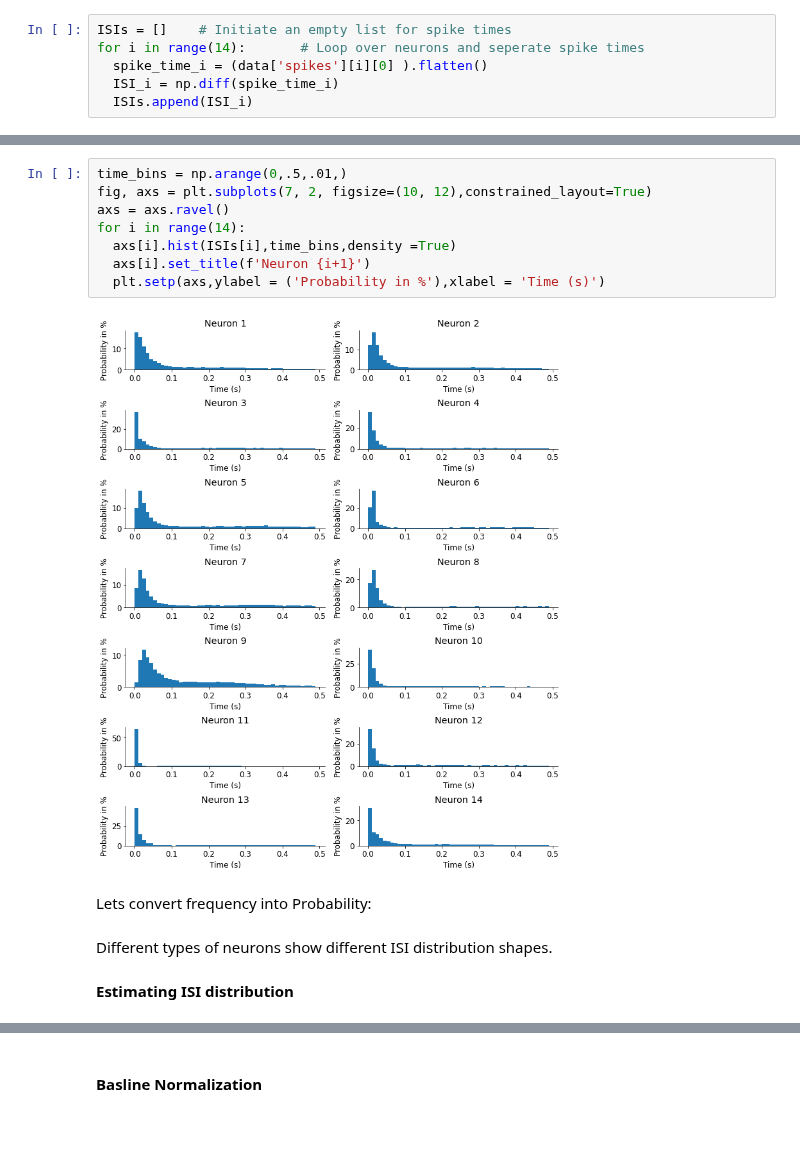
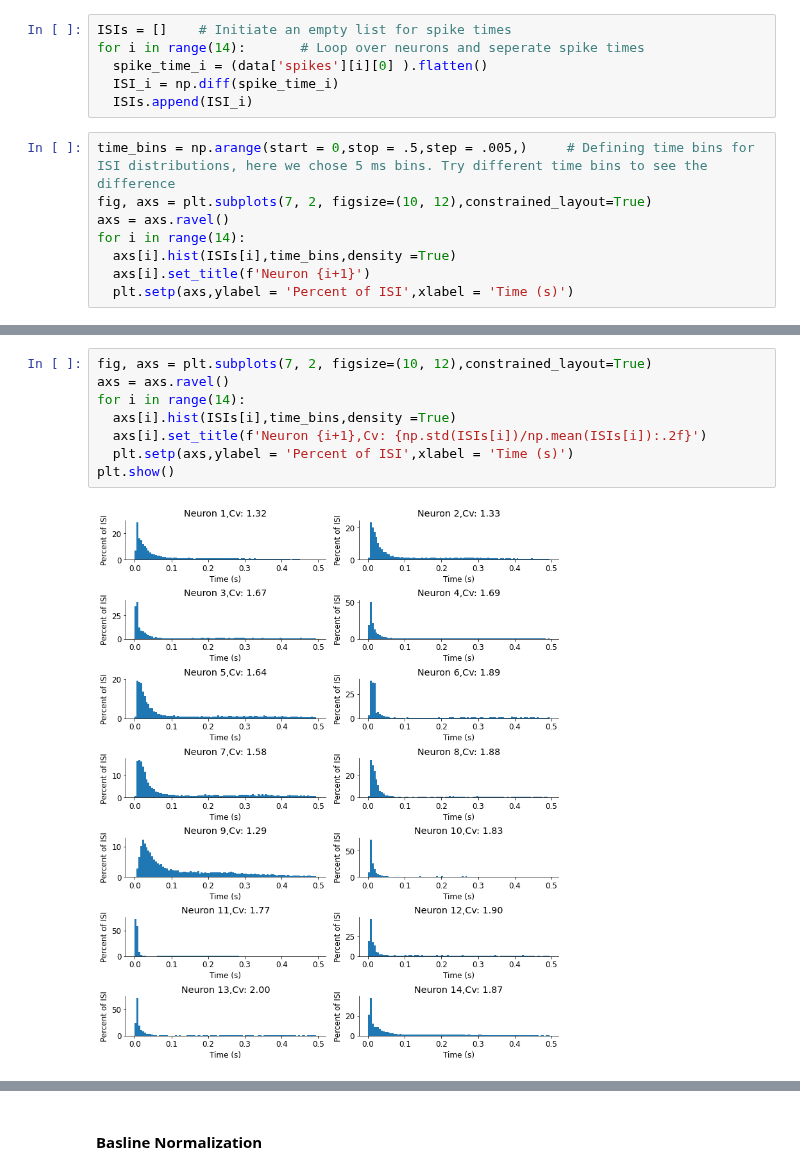
Before and after one commit to MiladQolami/Neural-Data-Analysis, a Jupyter notebook: SpikingVariablity/SpikingVariablity.ipynb, the cells around one changed output, grey strips where cells are left out. Drawn from its saved outputs; the diff is of its cells as text; blank space fills up the shorter version.

```diff
--- a/SpikingVariablity/SpikingVariablity.ipynb
+++ b/SpikingVariablity/SpikingVariablity.ipynb
@@ -225,3 +223,11 @@ for i in range(14):       # Loop over neurons and seperate spike times
   spike_time_i = (data['spikes'][i][0] ).flatten()
   ISI_i = np.diff(spike_time_i)
   ISIs.append(ISI_i)
+# %%
+time_bins = np.arange(start = 0,stop = .5,step = .005,)     # Defining time bins for ISI distributions, here we chose 5 ms bins. Try different time bins to see the difference
+fig, axs = plt.subplots(7, 2, figsize=(10, 12),constrained_layout=True)
+axs = axs.ravel()
+for i in range(14):
+  axs[i].hist(ISIs[i],time_bins,density =True)
+  axs[i].set_title(f'Neuron {i+1}')
+  plt.setp(axs,ylabel = 'Percent of ISI',xlabel = 'Time (s)')
@@ -228,19 +242,13 @@ for i in range(14):       # Loop over neurons and seperate spike times
 # %%
-time_bins = np.arange(0,.5,.01,)
 fig, axs = plt.subplots(7, 2, figsize=(10, 12),constrained_layout=True)
 axs = axs.ravel()
 for i in range(14):
   axs[i].hist(ISIs[i],time_bins,density =True)
-  axs[i].set_title(f'Neuron {i+1}')
-  plt.setp(axs,ylabel = ('Probability in %'),xlabel = 'Time (s)')
+  axs[i].set_title(f'Neuron {i+1},Cv: {np.std(ISIs[i])/np.mean(ISIs[i]):.2f}')
+  plt.setp(axs,ylabel = 'Percent of ISI',xlabel = 'Time (s)')
+plt.show()
 # %% [output]
-[figure, old version]
+[figure, new version]
-# %% [markdown]
-Lets convert frequency into Probability:
-# %% [markdown]
-Different types of neurons show different ISI distribution shapes.
-# %% [markdown]
-**Estimating ISI distribution**
 # %% [markdown]
 
 ## **Trial-to-tiral variablity**
```
Also changed, not shown: parts of 3 cells of this notebook.
